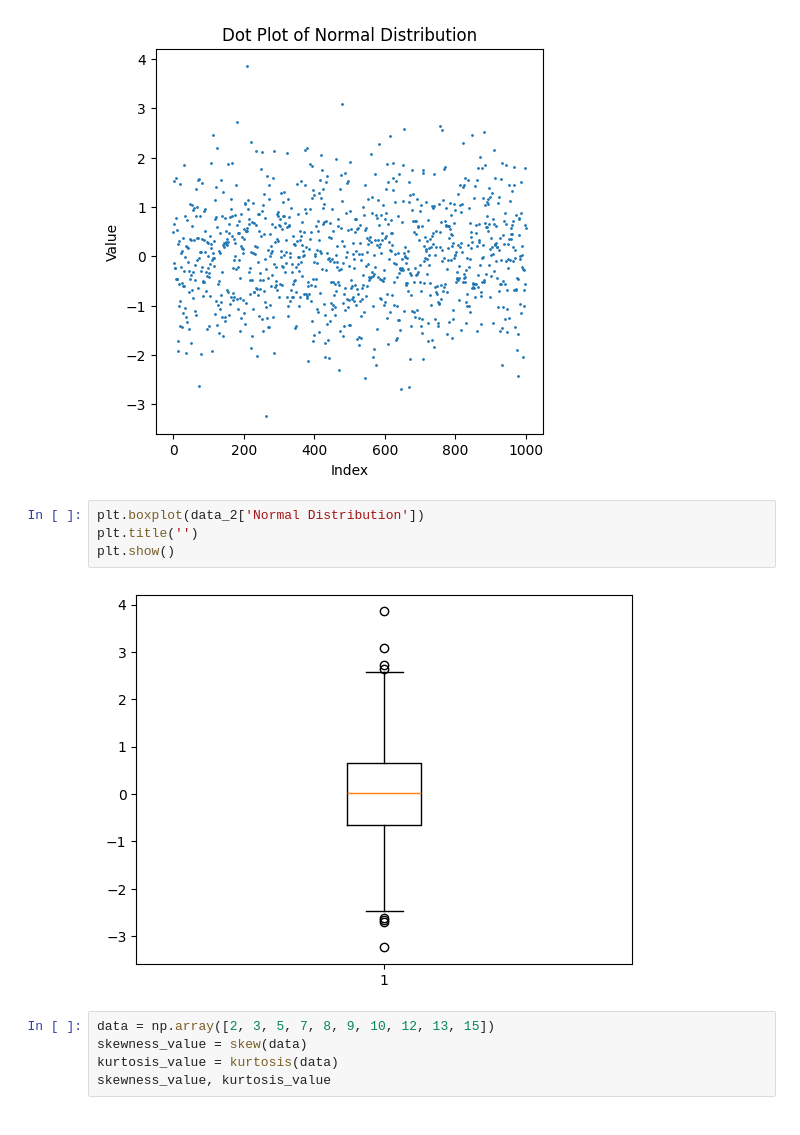
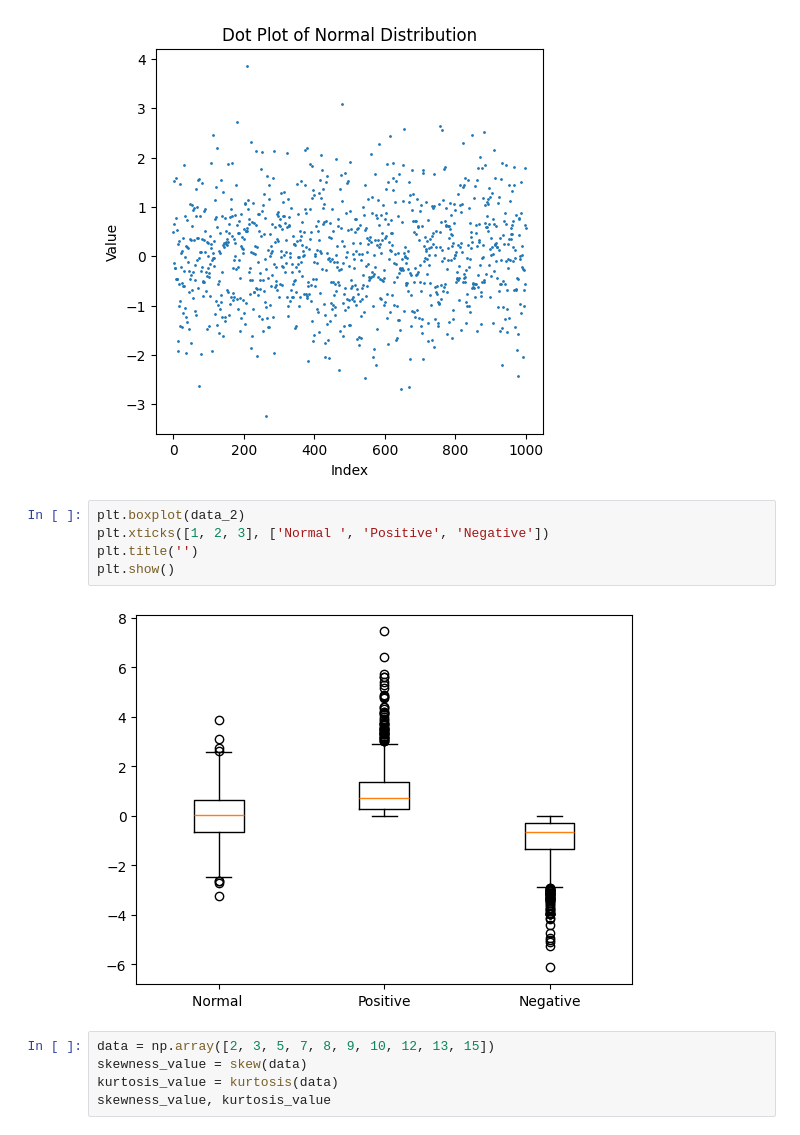
Before and after one commit to ah3asef/Probability_Report, a Jupyter notebook: Distribution.ipynb, the cells around one changed output. Saved outputs shown, nothing was run; the diff lists cells and outputs as text.

Commit message:
adding three boxes plots

```diff
--- a/Distribution.ipynb
+++ b/Distribution.ipynb
@@ -78,11 +78,12 @@ plt.show()
 # %% [output]
 [figure]
 # %%
-plt.boxplot(data_2['Normal Distribution'])
+plt.boxplot(data_2)
+plt.xticks([1, 2, 3], ['Normal ', 'Positive', 'Negative'])
 plt.title('')
 plt.show()
 # %% [output]
-[figure, old version]
+[figure, new version]
 # %%
 data = np.array([2, 3, 5, 7, 8, 9, 10, 12, 13, 15])
 skewness_value = skew(data)
```
Also changed, not shown: 2 other files.
